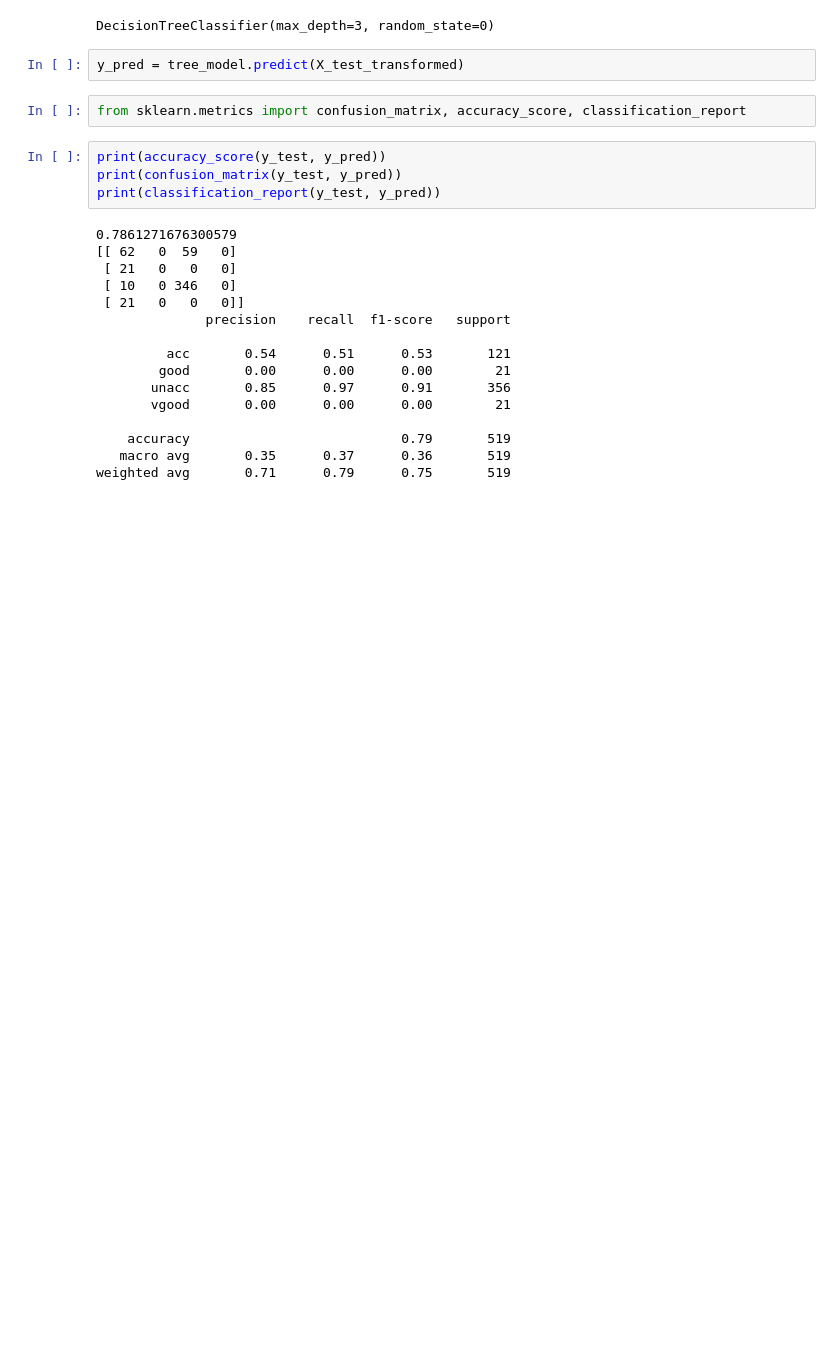
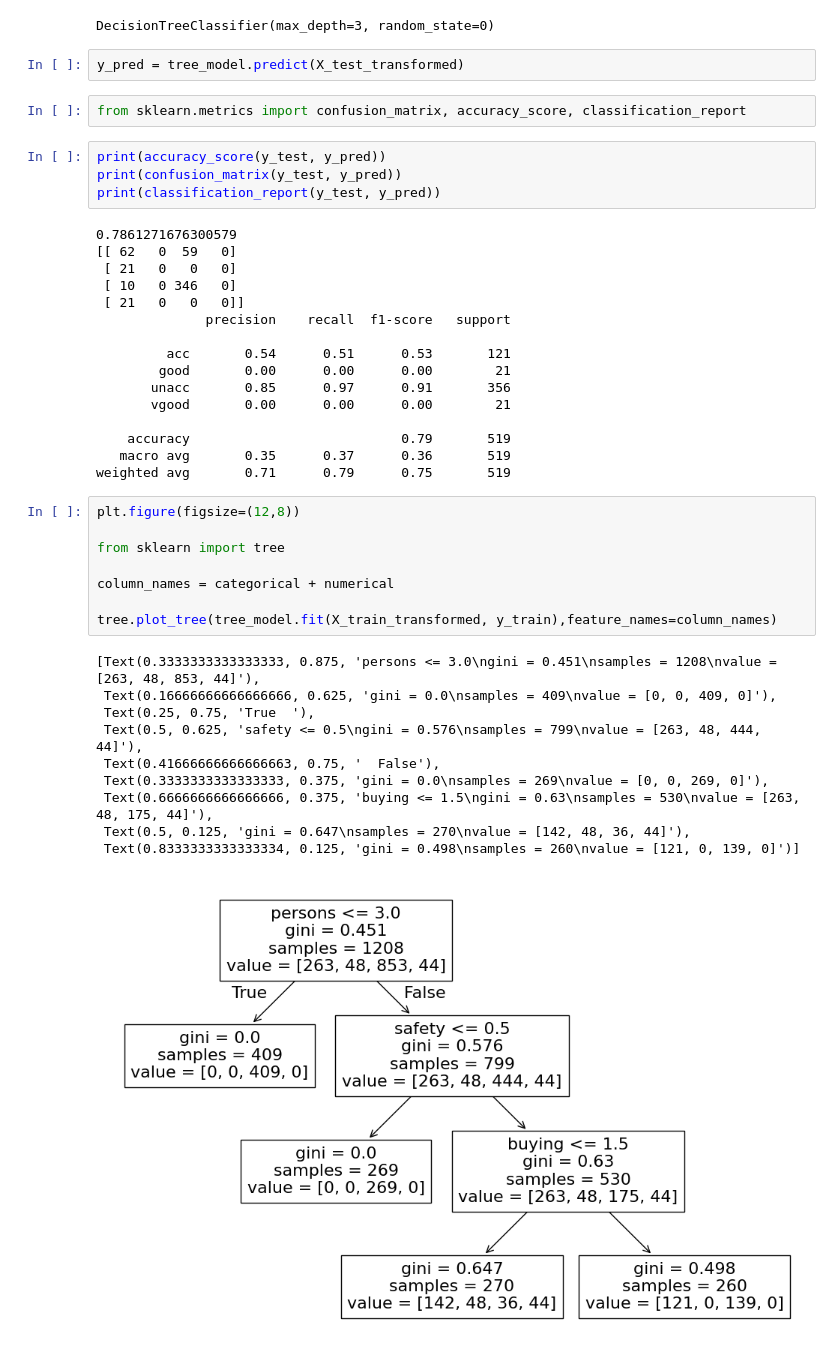
Before and after one commit to Elf-13/Machine-Learning-Studies, a Jupyter notebook: 03 - Decision Tree/Car_Evaluation.ipynb, the cells around one changed output. Drawn from its saved outputs; the diff is of its cells as text; blank space fills up the shorter version.

```diff
--- a/03 - Decision Tree/Car_Evaluation.ipynb
+++ b/03 - Decision Tree/Car_Evaluation.ipynb
@@ -210,3 +210,22 @@ print(classification_report(y_test, y_pred))
     accuracy                           0.79       519
    macro avg       0.35      0.37      0.36       519
 weighted avg       0.71      0.79      0.75       519
+# %%
+plt.figure(figsize=(12,8))
+
+from sklearn import tree
+
+column_names = categorical + numerical
+
+tree.plot_tree(tree_model.fit(X_train_transformed, y_train),feature_names=column_names)
+# %% [output]
+[Text(0.3333333333333333, 0.875, 'persons <= 3.0\ngini = 0.451\nsamples = 1208\nvalue = [263, 48, 853, 44]'),
+ Text(0.16666666666666666, 0.625, 'gini = 0.0\nsamples = 409\nvalue = [0, 0, 409, 0]'),
+ Text(0.25, 0.75, 'True  '),
+ Text(0.5, 0.625, 'safety <= 0.5\ngini = 0.576\nsamples = 799\nvalue = [263, 48, 444, 44]'),
+ Text(0.41666666666666663, 0.75, '  False'),
+ Text(0.3333333333333333, 0.375, 'gini = 0.0\nsamples = 269\nvalue = [0, 0, 269, 0]'),
+ Text(0.6666666666666666, 0.375, 'buying <= 1.5\ngini = 0.63\nsamples = 530\nvalue = [263, 48, 175, 44]'),
+ Text(0.5, 0.125, 'gini = 0.647\nsamples = 270\nvalue = [142, 48, 36, 44]'),
+ Text(0.8333333333333334, 0.125, 'gini = 0.498\nsamples = 260\nvalue = [121, 0, 139, 0]')]
+[figure, added]
```
Also changed, not shown: parts of 10 cells of this notebook.
